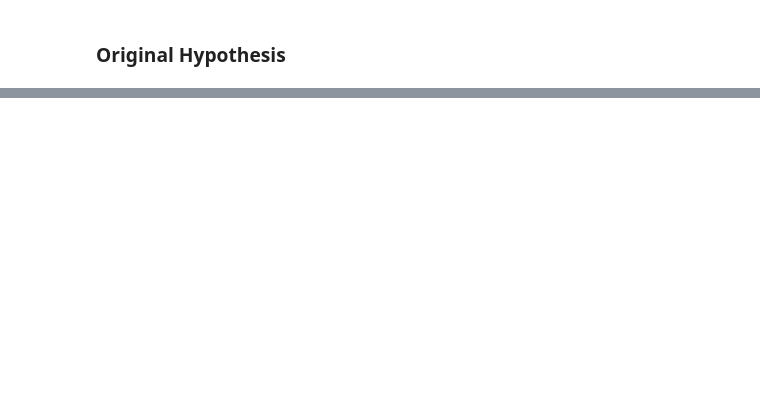
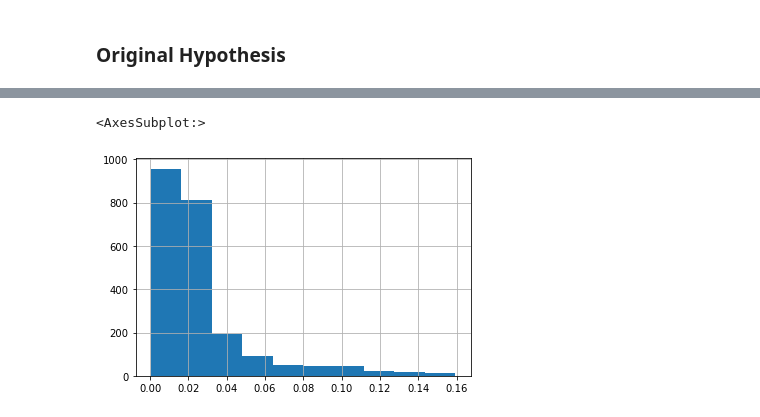
Before and after one commit to joshuamchavez2/Errors-in-Zestimates, a Jupyter notebook: final.ipynb, the cells around one changed output, grey strips where cells are left out. Drawn from its saved outputs; the diff is of its cells as text; code cells hidden in the pictures; blank space fills up the shorter version.

```diff
--- a/final.ipynb
+++ b/final.ipynb
@@ -323,0 +343,5 @@ All observations have no null or empty values.  Ended the prep stage with only 1
+# %%
+ventura_mean.hist()
+# %% [output]
+<AxesSubplot:>
+[figure, added]
```
Also changed, not shown: parts of 43 cells of this notebook, 2 other files.
